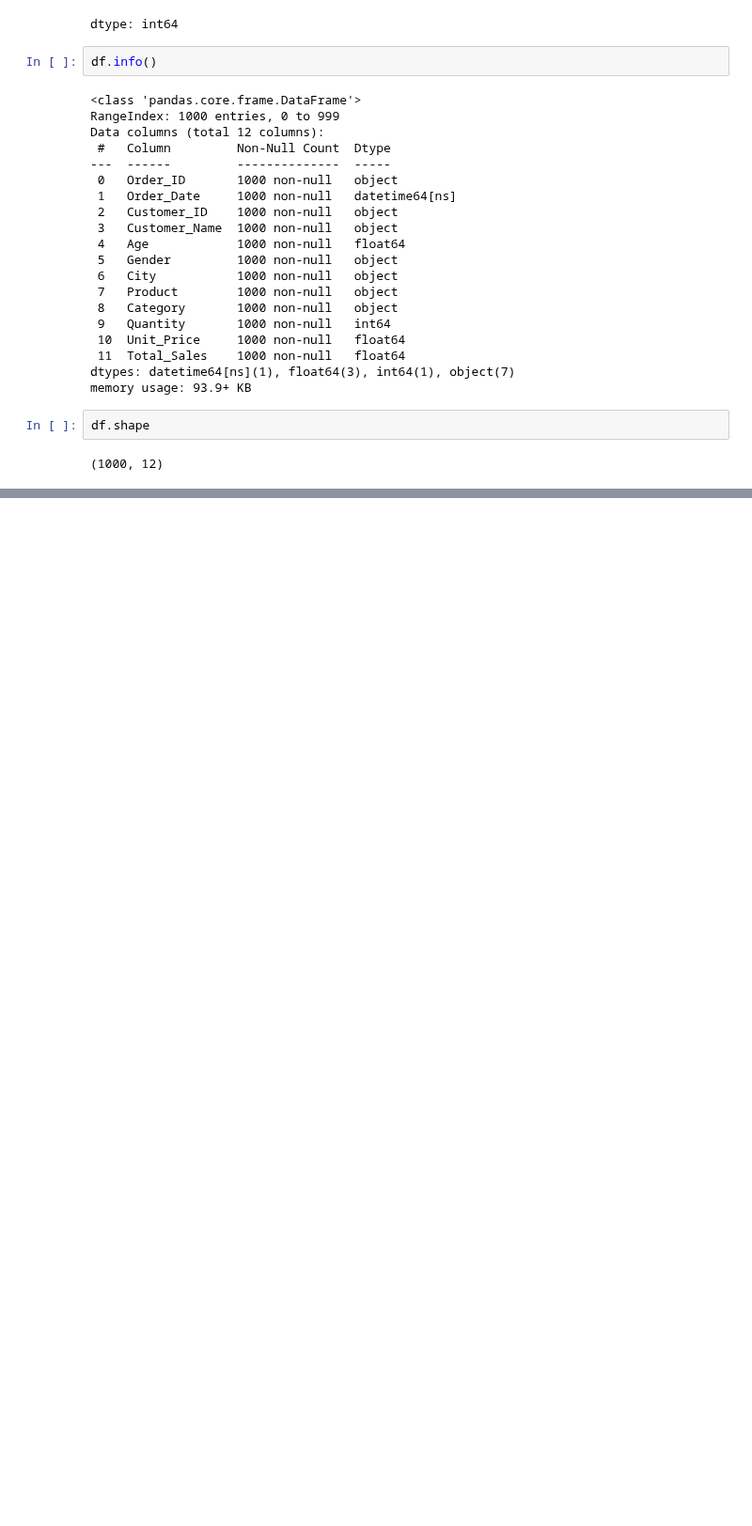
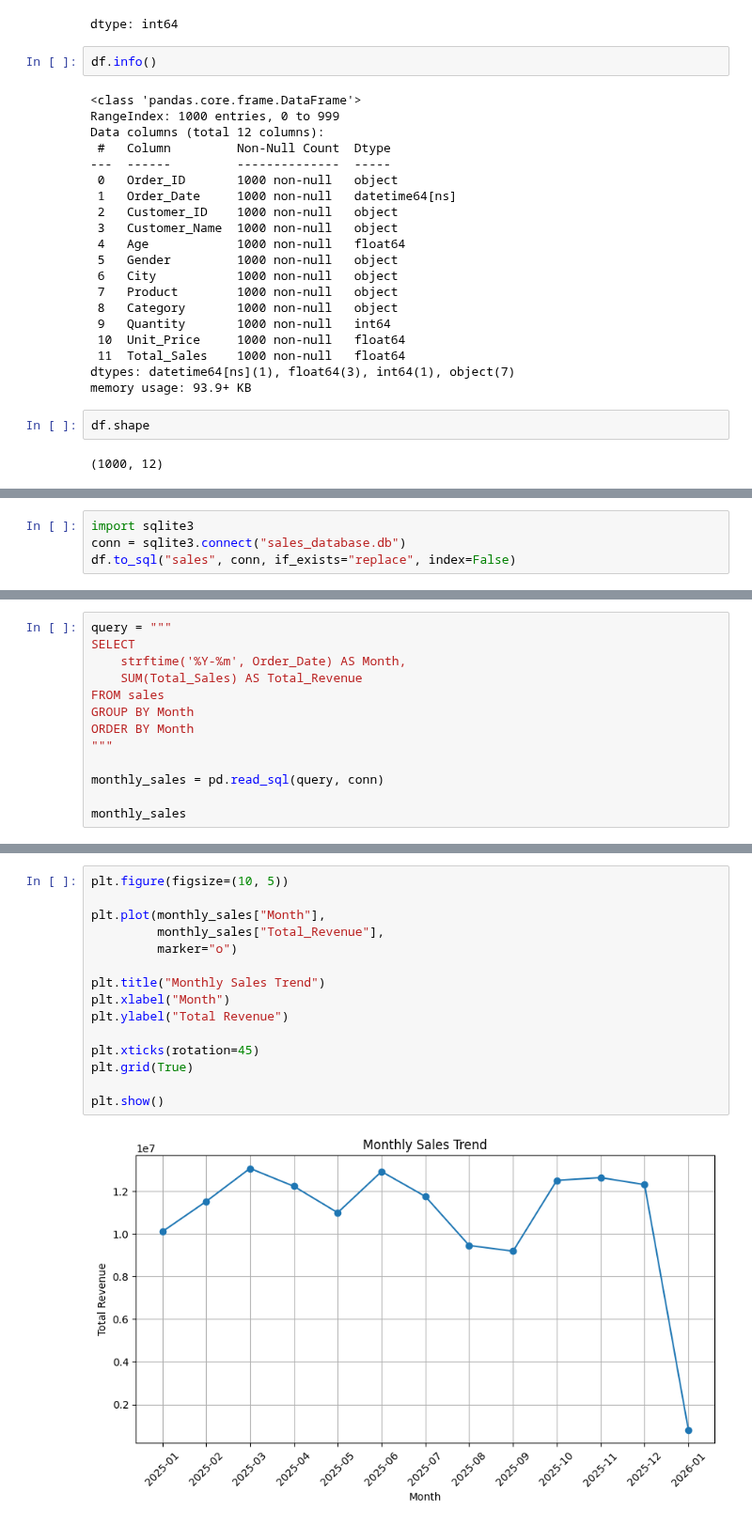
Before and after one commit to KashifAshfaque/Apex_Planet, a Jupyter notebook: Untitled0.ipynb, the cells around one changed output, grey strips where cells are left out. Shown at 94% size. Cells and saved outputs as stored; diff of their text form; blank space fills up the shorter version.

```diff
--- a/Untitled0.ipynb
+++ b/Untitled0.ipynb
@@ -586,0 +714,4 @@ df.shape
+# %%
+import sqlite3
+conn = sqlite3.connect("sales_database.db")
+df.to_sql("sales", conn, if_exists="replace", index=False)
@@ -586,0 +815,13 @@ df.shape
+# %%
+query = """
+SELECT
+    strftime('%Y-%m', Order_Date) AS Month,
+    SUM(Total_Sales) AS Total_Revenue
+FROM sales
+GROUP BY Month
+ORDER BY Month
+"""
+
+monthly_sales = pd.read_sql(query, conn)
+
+monthly_sales
@@ -586,0 +843,17 @@ df.shape
+# %%
+plt.figure(figsize=(10, 5))
+
+plt.plot(monthly_sales["Month"],
+         monthly_sales["Total_Revenue"],
+         marker="o")
+
+plt.title("Monthly Sales Trend")
+plt.xlabel("Month")
+plt.ylabel("Total Revenue")
+
+plt.xticks(rotation=45)
+plt.grid(True)
+
+plt.show()
+# %% [output]
+[figure, added]
```
Also changed, not shown: parts of 53 cells of this notebook.
